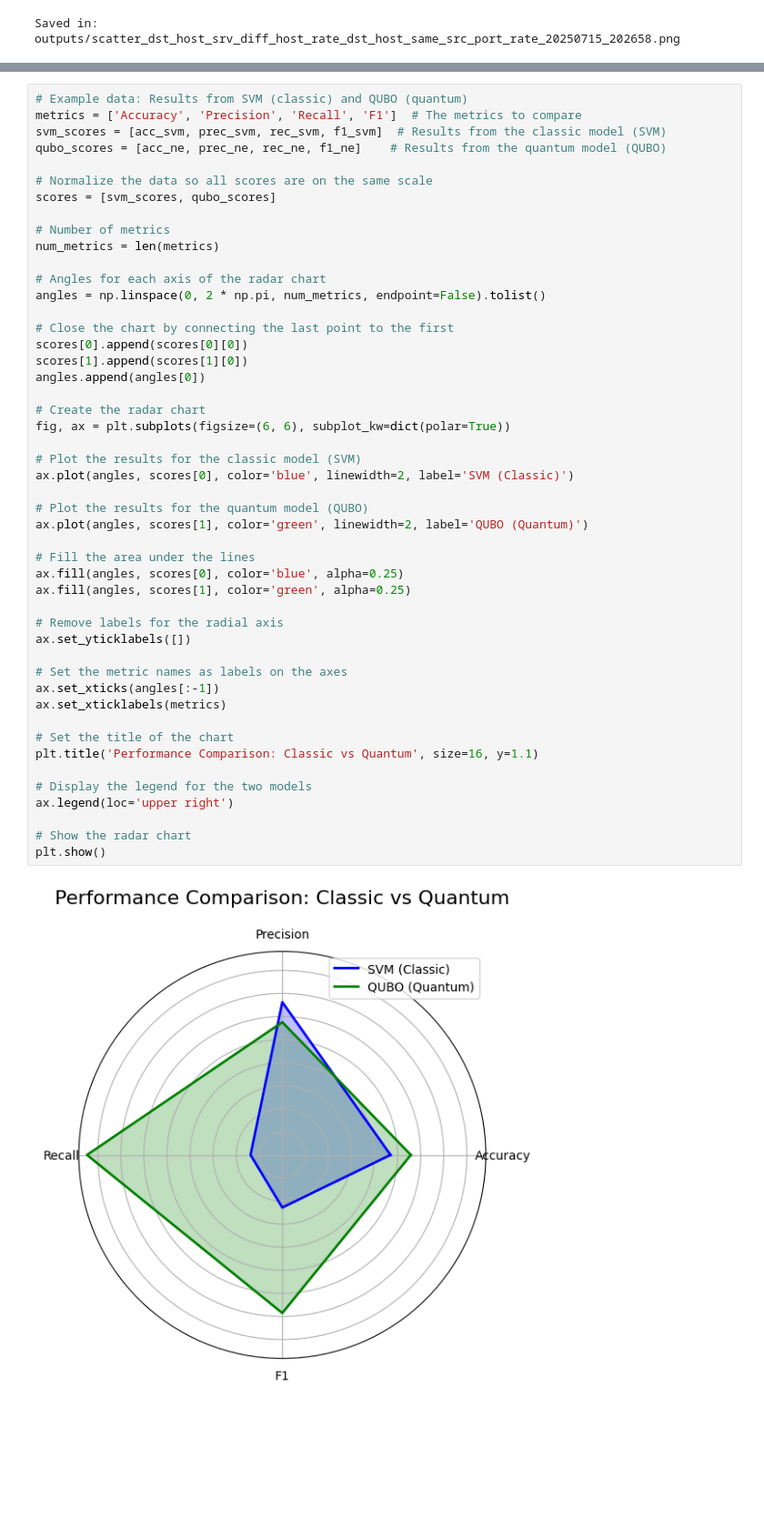
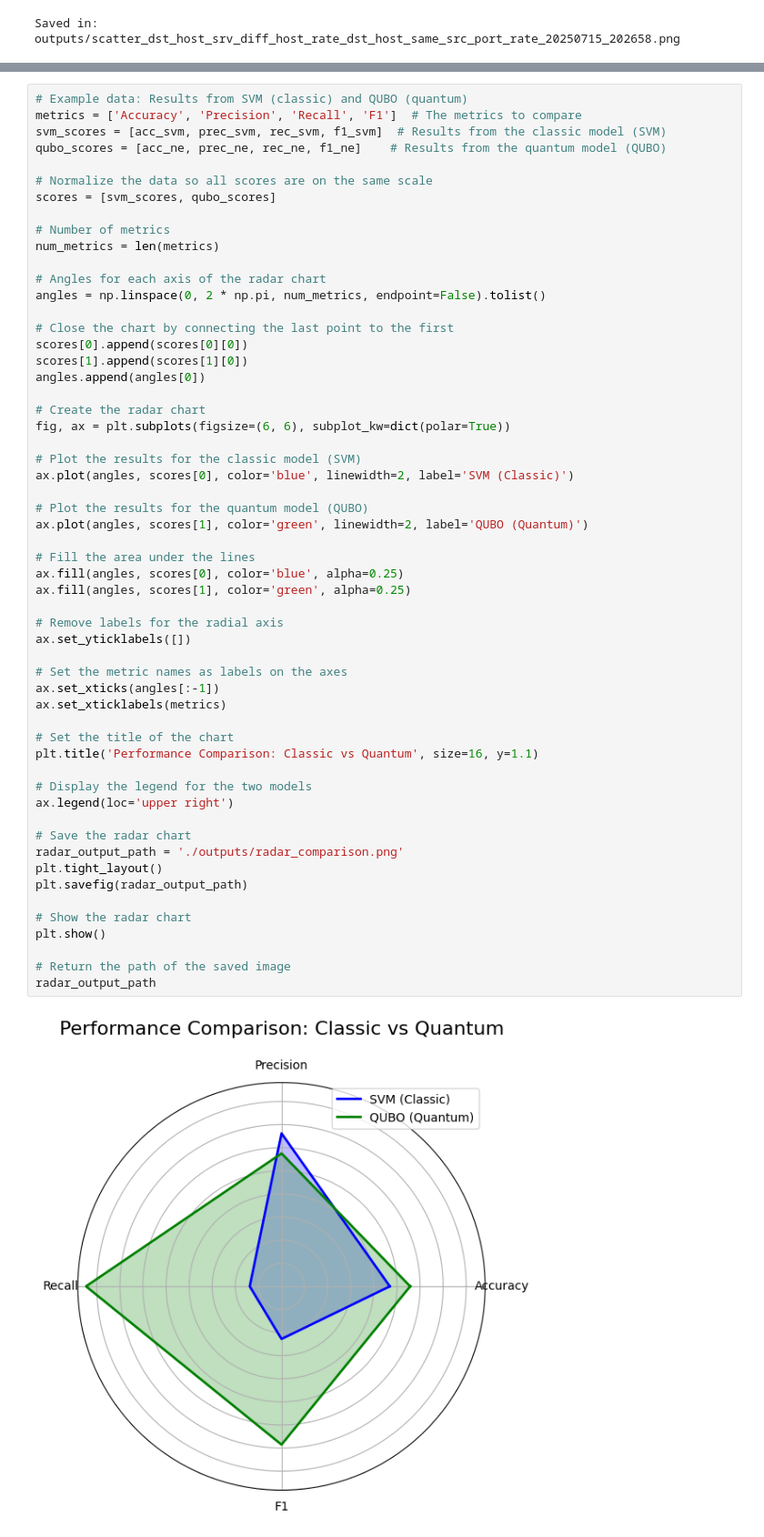
Before and after one commit to brinaa8/IntrusionDetection_QUBO, a Jupyter notebook: main.ipynb, the cells around one changed output, grey strips where cells are left out. Shown at 91% size. Drawn from its saved outputs; the diff is of its cells as text; blank space fills up the shorter version.

```diff
--- a/main.ipynb
+++ b/main.ipynb
@@ -303,31 +340,39 @@ angles.append(angles[0])
 
 # Create the radar chart
 fig, ax = plt.subplots(figsize=(6, 6), subplot_kw=dict(polar=True))
 
 # Plot the results for the classic model (SVM)
 ax.plot(angles, scores[0], color='blue', linewidth=2, label='SVM (Classic)')
 
 # Plot the results for the quantum model (QUBO)
 ax.plot(angles, scores[1], color='green', linewidth=2, label='QUBO (Quantum)')
 
 # Fill the area under the lines
 ax.fill(angles, scores[0], color='blue', alpha=0.25)
 ax.fill(angles, scores[1], color='green', alpha=0.25)
 
 # Remove labels for the radial axis
 ax.set_yticklabels([])
 
 # Set the metric names as labels on the axes
 ax.set_xticks(angles[:-1])
 ax.set_xticklabels(metrics)
 
 # Set the title of the chart
 plt.title('Performance Comparison: Classic vs Quantum', size=16, y=1.1)
 
 # Display the legend for the two models
 ax.legend(loc='upper right')
 
+# Save the radar chart
+radar_output_path = './outputs/radar_comparison.png'
+plt.tight_layout()
+plt.savefig(radar_output_path)
+
 # Show the radar chart
 plt.show()
+
+# Return the path of the saved image
+radar_output_path
 # %% [output]
-[figure, old version]
+[figure, new version]
```
Also changed, not shown: parts of 5 cells of this notebook.
